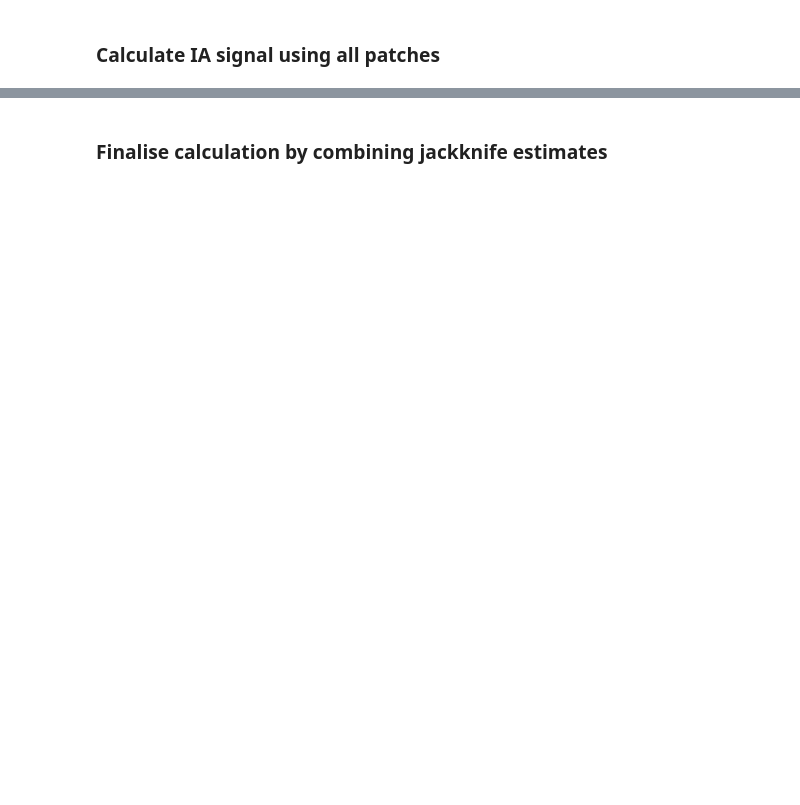
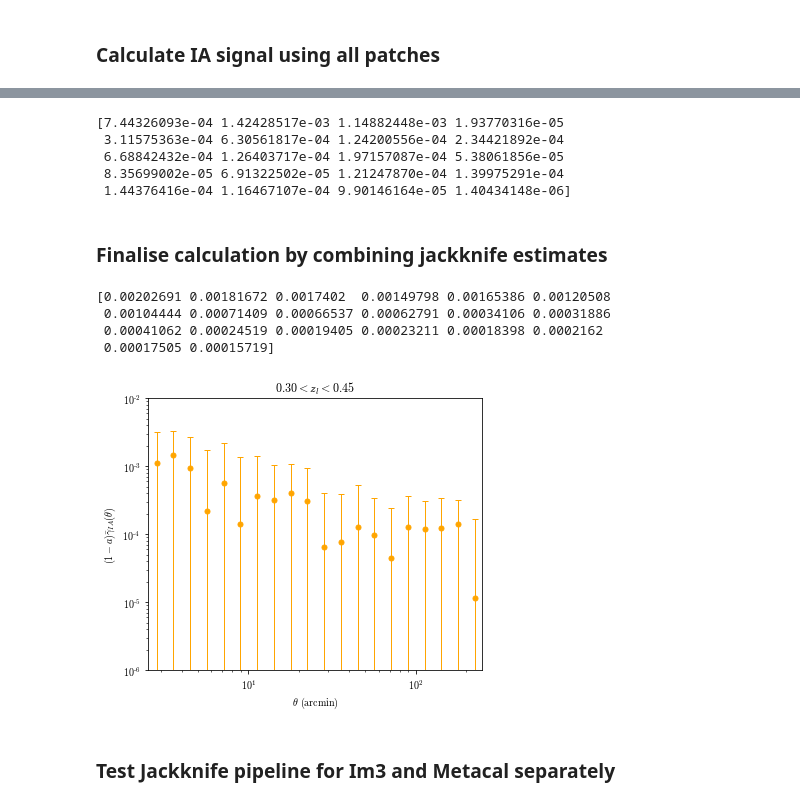
Before and after one commit to CMacM/IA-multiple-shear-estimates, a Jupyter notebook: IA_Measurements.ipynb, the cells around one changed output, grey strips where cells are left out. Drawn from its saved outputs; the diff is of its cells as text; code cells hidden in the pictures; blank space fills up the shorter version.

```diff
--- a/IA_Measurements.ipynb
+++ b/IA_Measurements.ipynb
@@ -32,6 +32,7 @@ mcal_file = 'y1_mcal_shapes_matched.fits'
 # %% [markdown]
 ### Define functions to calculate tangential shear and boost within JK loop
 # %%
+#define function compute tangential shear for im3shape estimator
 def im3_tangential_shear(cat_l, cat_s, cat_r, cat_k, nbins):
 
     gammat = np.zeros([nbins])
@@ -56,13 +57,14 @@ def im3_tangential_shear(cat_l, cat_s, cat_r, cat_k, nbins):
     sens_r = rk.xi
 
     # store data in preallocated arrays
-    gammat[:] = xi_l/sens_l - xi_r/sens_r
-    theta[:] = np.exp(ng.meanlogr)
+    gammat = xi_l/sens_l - xi_r/sens_r
+    theta = np.exp(ng.meanlogr)
 
     del ng, rg, nk, rk, xi_l, sens_l, xi_r, sens_r
 
     return gammat, theta
 
+# define function to compute boost
 def calculate_boost(cat_l, cat_s, cat_r, nbins):
 
     boost = np.zeros([nbins])
@@ -77,12 +79,13 @@ def calculate_boost(cat_l, cat_s, cat_r, nbins):
     nrand = cat_r.nobj
     nlens = cat_l.nobj
 
-    boost[:] = nrand/nlens * ls.weight/rs.weight
+    boost = nrand/nlens * ls.weight/rs.weight
 
     del ls, rs, nrand, nlens
 
     return boost
 
+# define function to compute metacalibration tangential shear
 def mcal_tangential_shear(cat_l, cat_s, cat_r, nbins, R):
 
     gammat = np.zeros([nbins])
@@ -101,8 +104,8 @@ def mcal_tangential_shear(cat_l, cat_s, cat_r, nbins, R):
     xi_r = rg.xi
 
     # store data in preallocated arrays
-    gammat[:] = 1.0/R * (xi_l - xi_r)
-    theta[:] = np.exp(ng.meanlogr)
+    gammat = 1.0/R * (xi_l - xi_r)
+    theta = np.exp(ng.meanlogr)
 
     del ng, rg, xi_l, xi_r
 
@@ -422,22 +457,41 @@ NameError: name 'source_z' is not defined
+# %%
+print(IA_final)
+# %% [output]
+[7.44326093e-04 1.42428517e-03 1.14882448e-03 1.93770316e-05
+ 3.11575363e-04 6.30561817e-04 1.24200556e-04 2.34421892e-04
+ 6.68842432e-04 1.26403717e-04 1.97157087e-04 5.38061856e-05
+ 8.35699002e-05 6.91322502e-05 1.21247870e-04 1.39975291e-04
+ 1.44376416e-04 1.16467107e-04 9.90146164e-05 1.40434148e-06]
 # %% [markdown]
 ### Finalise calculation by combining jackknife estimates
 # %%
+IA_jk = np.zeros(nbins)
 IA_var = np.zeros([nbins])
 for i in range(nbins):
+
+    patch = IA_signal[:,i]
+    IA_jk[i] = 1.0/npatches * np.sum(patch)
+
     # each row of GammaT_patches corresponds to an x_i estimate
-    IA_var[i] = (npatches-1)/npatches * np.sum((IA_signal[:,i] - IA_final[i])**2) # sum over x_i - x
+    IA_var[i] = (npatches-1.0)/npatches * np.sum((IA_signal[:,i] - IA_jk[i])**2) # sum over x_i - x
 
 IA_sig = np.sqrt(IA_var)
 
-print(IA_final, IA_sig)
+print(IA_sig)
 
 plt.figure(figsize=[6,5])
-plt.errorbar(theta_final, IA_final, yerr=IA_sig, lw=0, marker='o', color='orange', markersize=5, elinewidth=1, capsize=3)
+plt.errorbar(IA_theta[0,:], IA_jk, yerr=IA_sig, lw=0, marker='o', color='orange', markersize=5, elinewidth=1, capsize=3)
 plt.yscale('log')
 plt.xscale('log')
 plt.ylim([1e-6, 1e-2])
 plt.xlim([2.5,250])
 plt.xlabel(r'$\theta$ (arcmin)')
-plt.ylabel(r'$\bar{\gamma}_{IA}(\theta)$')
+plt.ylabel(r'$(1-a)\bar{\gamma}_{IA}(\theta)$')
 plt.title(r'$0.30<z_{l}<0.45$')
 plt.savefig('IA_prelim_measurement.png', dpi=300)
+# %% [output]
+[0.00202691 0.00181672 0.0017402  0.00149798 0.00165386 0.00120508
+ 0.00104444 0.00071409 0.00066537 0.00062791 0.00034106 0.00031886
+ 0.00041062 0.00024519 0.00019405 0.00023211 0.00018398 0.0002162
+ 0.00017505 0.00015719]
+[figure, added]
@@ -443,0 +517,2 @@ plt.savefig('IA_prelim_measurement.png', dpi=300)
+# %% [markdown]
+### Test Jackknife pipeline for Im3 and Metacal separately
```
Also changed, not shown: parts of 10 cells of this notebook, 7 other files.
